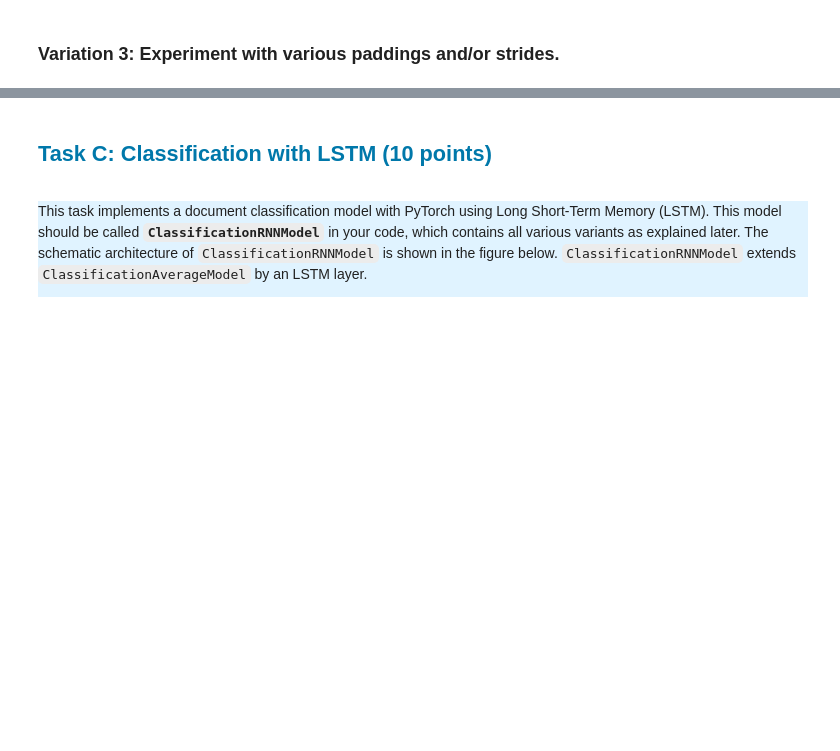
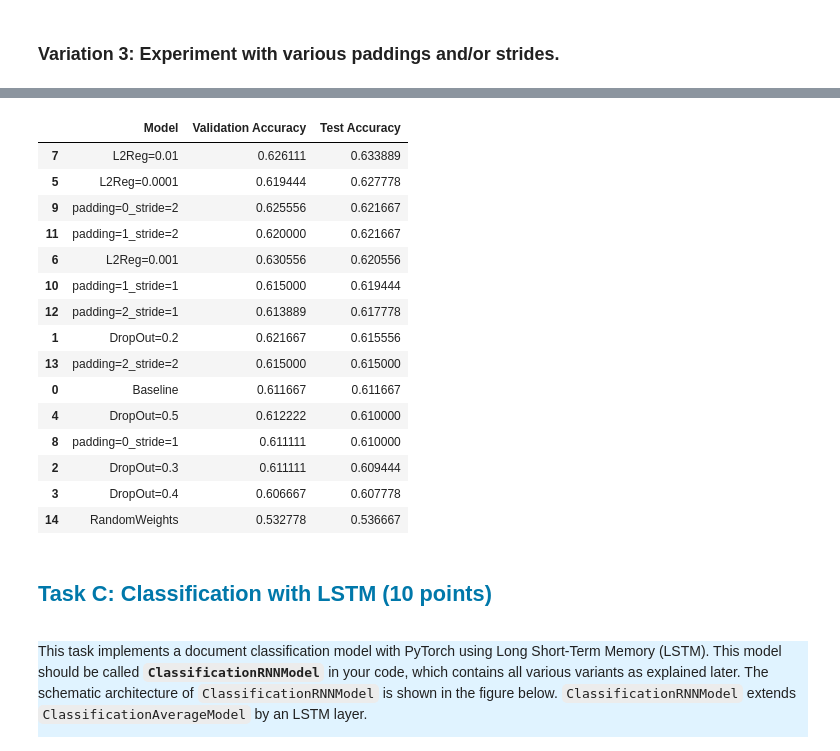
Before and after one commit to Bollo7/Deep_NLP, a Jupyter notebook: ass1/Assignment1_Classification.ipynb, the cells around one changed output, grey strips where cells are left out. Drawn from its saved outputs; the diff is of its cells as text; code cells hidden in the pictures; blank space fills up the shorter version.

```diff
--- a/ass1/Assignment1_Classification.ipynb
+++ b/ass1/Assignment1_Classification.ipynb
@@ -1150,3 +1248,45 @@ Testing Accuracy: 0.599
+# %%
+# make dataframe from tensorboard scalars
+import pandas as pd
+import os
+from tensorboard.backend.event_processing.event_accumulator import EventAccumulator
+
+
+df = pd.DataFrame(columns = ['Model', 'Validation Accuracy', 'Test Accuracy'])
+
+for f in os.scandir('saves/tb_runs/CNN/'):
+    if f.is_dir():
+        folder = f.path
+
+        event_accumulator = EventAccumulator(folder)
+        event_accumulator.Reload()
+
+        val = event_accumulator.Scalars('Accuracy/validation')
+        val_acc = max([x.value for x in val])
+        test = event_accumulator.Scalars('Test_Accuracy')
+        test_acc = max([x.value for x in test])
+
+        df_new = pd.DataFrame({'Model': os.path.basename(f.path), 'Validation Accuracy': val_acc, 'Test Accuracy': test_acc}, index=[0])
+        df = pd.concat([df, df_new], ignore_index = True)
+
+df.sort_values(by=['Test Accuracy'], ascending=False)
+# %% [output]
+|  | Model | Validation Accuracy | Test Accuracy |
+| 7 | L2Reg=0.01 | 0.626111 | 0.633889 |
+| 5 | L2Reg=0.0001 | 0.619444 | 0.627778 |
+| 9 | padding=0_stride=2 | 0.625556 | 0.621667 |
+| 11 | padding=1_stride=2 | 0.620000 | 0.621667 |
+| 6 | L2Reg=0.001 | 0.630556 | 0.620556 |
+| 10 | padding=1_stride=1 | 0.615000 | 0.619444 |
+| 12 | padding=2_stride=1 | 0.613889 | 0.617778 |
+| 1 | DropOut=0.2 | 0.621667 | 0.615556 |
+| 13 | padding=2_stride=2 | 0.615000 | 0.615000 |
+| 0 | Baseline | 0.611667 | 0.611667 |
+| 4 | DropOut=0.5 | 0.612222 | 0.610000 |
+| 8 | padding=0_stride=1 | 0.611111 | 0.610000 |
+| 2 | DropOut=0.3 | 0.611111 | 0.609444 |
+| 3 | DropOut=0.4 | 0.606667 | 0.607778 |
+| 14 | RandomWeights | 0.532778 | 0.536667 |
 # %% [markdown]
 <a name="section-classification-rnn"></a><h2 style="color:rgb(0,120,170)">Task C: Classification with LSTM (10 points)</h2>
 # %% [markdown]
```
Also changed, not shown: parts of 26 cells of this notebook, 59 other files.
